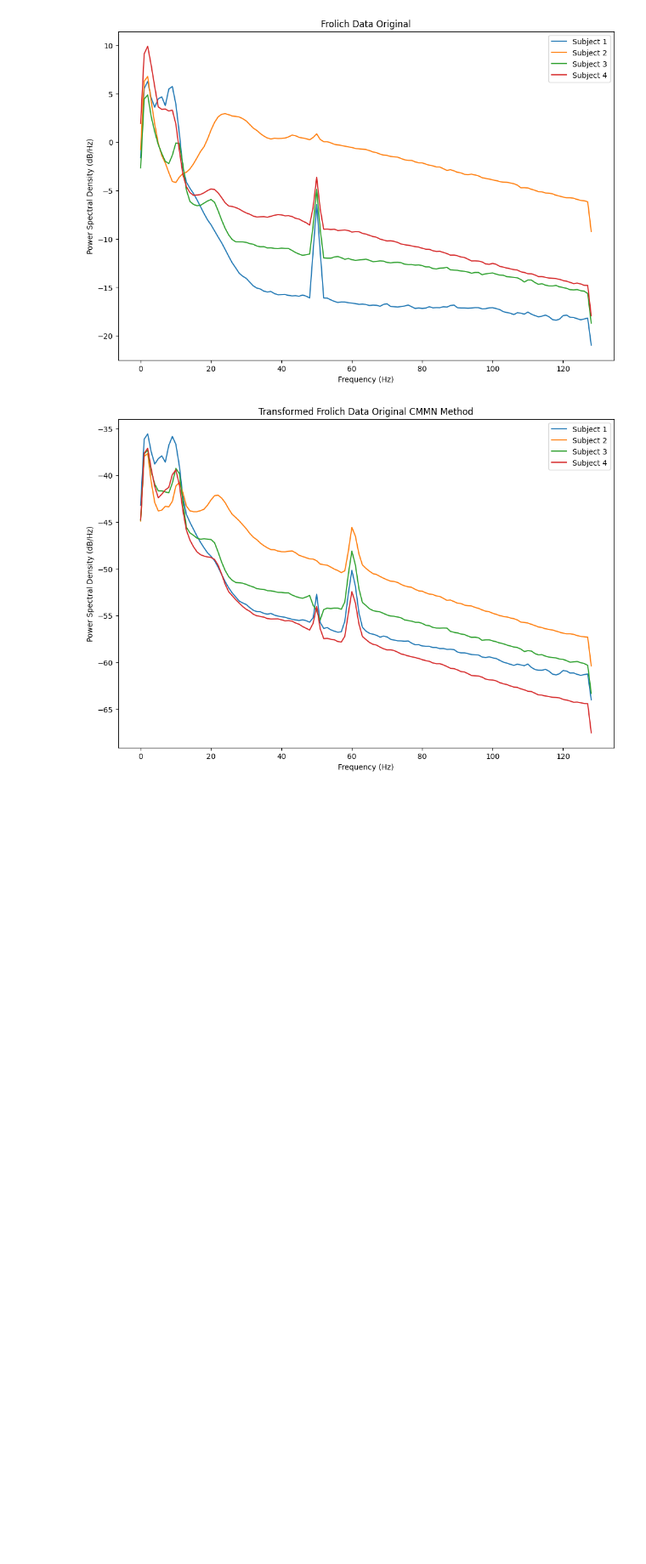
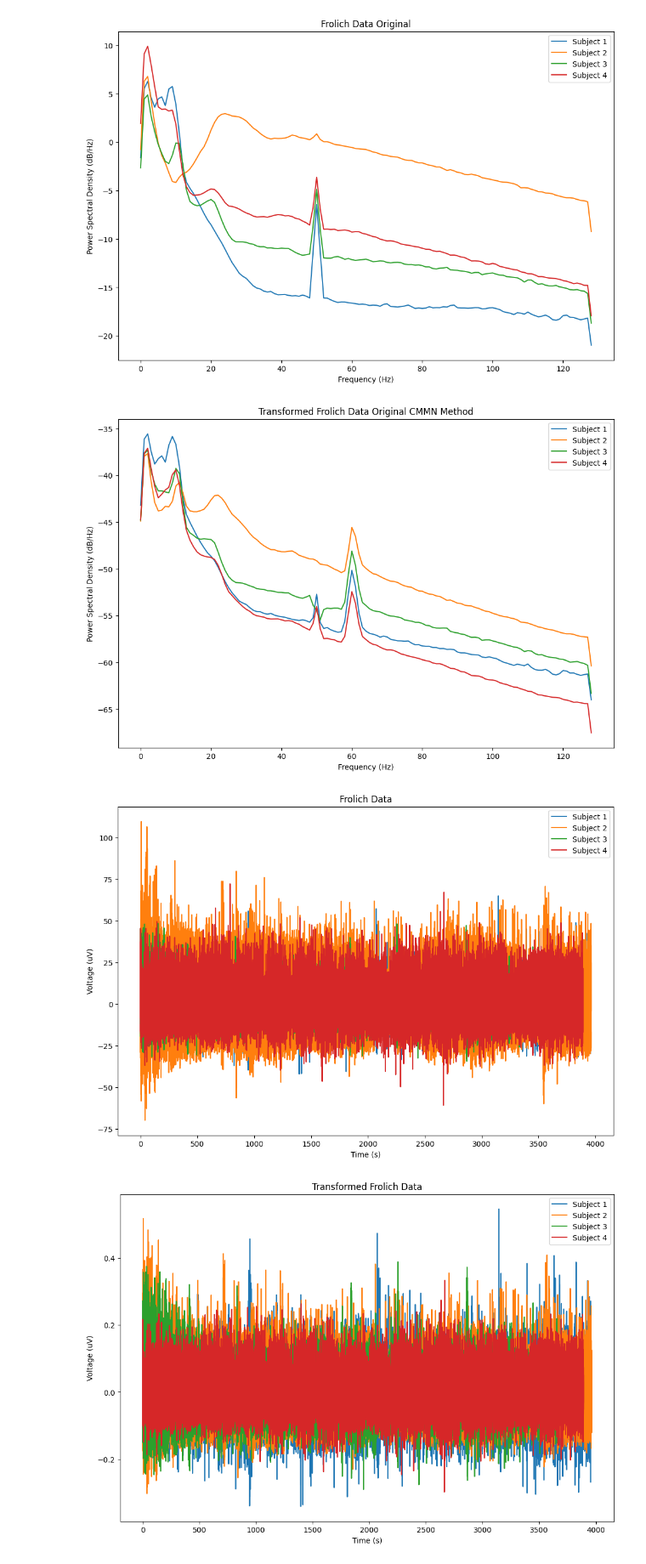
Before and after one commit to cniel-ud/ICWaves, a Jupyter notebook: notebooks/CMMN_gdrive.ipynb, the cells around one changed output. Shown at 85% size. Cells and saved outputs as stored; diff of their text form; code cells hidden in the pictures; blank space fills up the shorter version.

```diff
--- a/notebooks/CMMN_gdrive.ipynb
+++ b/notebooks/CMMN_gdrive.ipynb
@@ -93,3 +101,38 @@ def plot_psd(data, fs=256, nperseg=256, psds=None, title='PSD'):
+# %%
+def plot_raw_signals(data, fs=256, title='Raw Signals', all_channels=False):
+  """
+  Plot the raw signals of the given data.
+
+  Parameters:
+  - data: list of numpy arrays, each containing EEG data for a subject
+  - fs: sampling frequency (default: 256 Hz)
+  """
+  plt.figure(figsize=(12, 8))
+
+  # # Check if data is a list or a single numpy array
+  # if not isinstance(data, list):
+  #     data = [data] # Wrap it in a list if it's not
+
+  for i, subj_data in enumerate(data):
+    if all_channels:
+      # Check if subj_data has multiple channels
+      if subj_data.ndim > 1:
+        for channel in range(subj_data.shape[1]):
+          plt.plot(np.arange(subj_data.shape[0]) / fs, subj_data[:, channel])#, label=f'Subject {i+1}, Channel {channel+1}')
+      else:
+        # If subj_data is 1-dimensional, plot it directly
+        plt.plot(np.arange(subj_data.shape[0]) / fs, subj_data, label=f'Subject {i+1}, Channel 1')
+    else:
+      # average all channels together
+      subj_data = np.mean(subj_data, axis=0) # changed from 1 to 0
+
+      # now plot
+      plt.plot(np.arange(subj_data.shape[0]) / fs, subj_data, label=f'Subject {i+1}')
+
+  plt.title(title)
+  plt.legend()
+  plt.ylabel('Voltage (uV)')
+  plt.xlabel('Time (s)')
 # %% [markdown]
 Below will load in the data.
 
@@ -447,3 +490,10 @@ plot_psd(transformed_data, title='Transformed Frolich Data Original CMMN Method'
 # %% [output]
 [figure]
 [figure]
+# %%
+# plot raw frolich and transformed frolich
+plot_raw_signals(frolich_data, title='Frolich Data')
+plot_raw_signals(transformed_data, title='Transformed Frolich Data')
+# %% [output]
+[figure, added]
+[figure, added]
```
Also changed, not shown: parts of 5 cells of this notebook.
